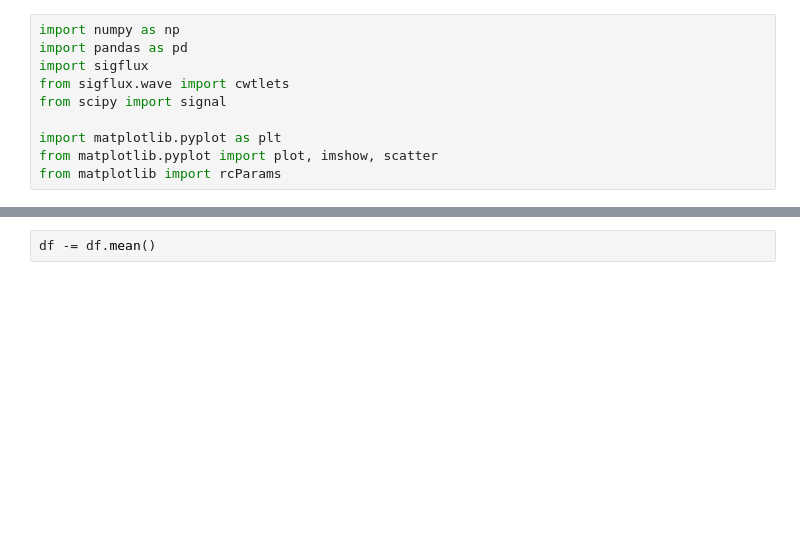
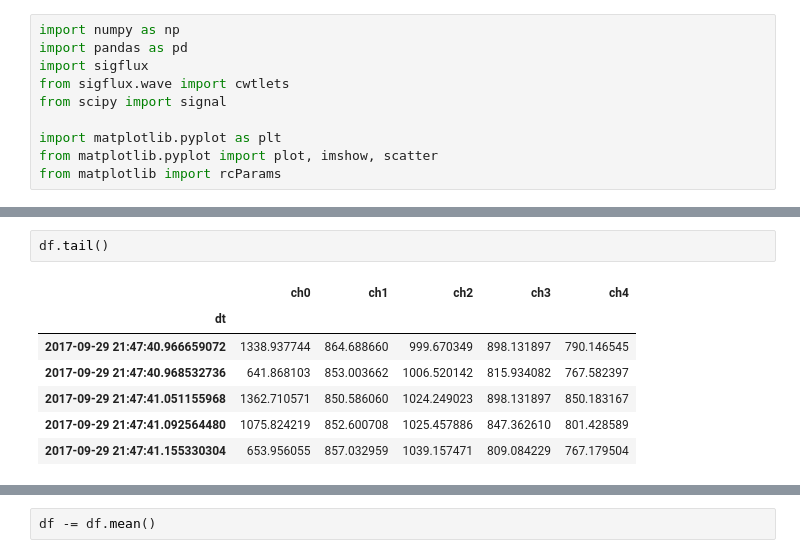
Before and after one commit to xkortex/MuseEEG-Handler, a Jupyter notebook: prototyping01.ipynb, the cells around one changed output, grey strips where cells are left out. Saved outputs shown, nothing was run; the diff lists cells and outputs as text; blank space fills up the shorter version.

```diff
--- a/prototyping01.ipynb
+++ b/prototyping01.ipynb
@@ -34,0 +45,10 @@ dtype: object
+# %%
+df.tail()
+# %% [output]
+|  | ch0 | ch1 | ch2 | ch3 | ch4 |
+| dt |  |  |  |  |  |
+| 2017-09-29 21:47:40.966659072 | 1338.937744 | 864.688660 | 999.670349 | 898.131897 | 790.146545 |
+| 2017-09-29 21:47:40.968532736 | 641.868103 | 853.003662 | 1006.520142 | 815.934082 | 767.582397 |
+| 2017-09-29 21:47:41.051155968 | 1362.710571 | 850.586060 | 1024.249023 | 898.131897 | 850.183167 |
+| 2017-09-29 21:47:41.092564480 | 1075.824219 | 852.600708 | 1025.457886 | 847.362610 | 801.428589 |
+| 2017-09-29 21:47:41.155330304 | 653.956055 | 857.032959 | 1039.157471 | 809.084229 | 767.179504 |
```
Also changed, not shown: parts of 18 cells of this notebook.
